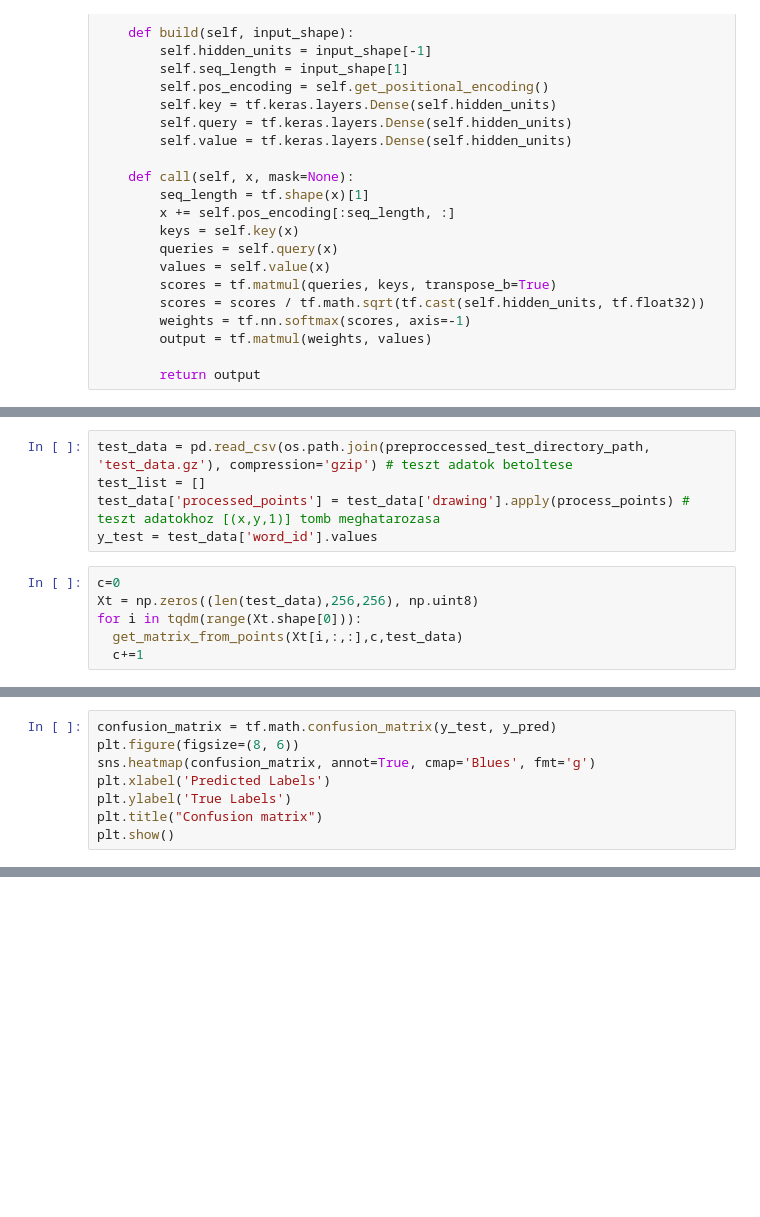
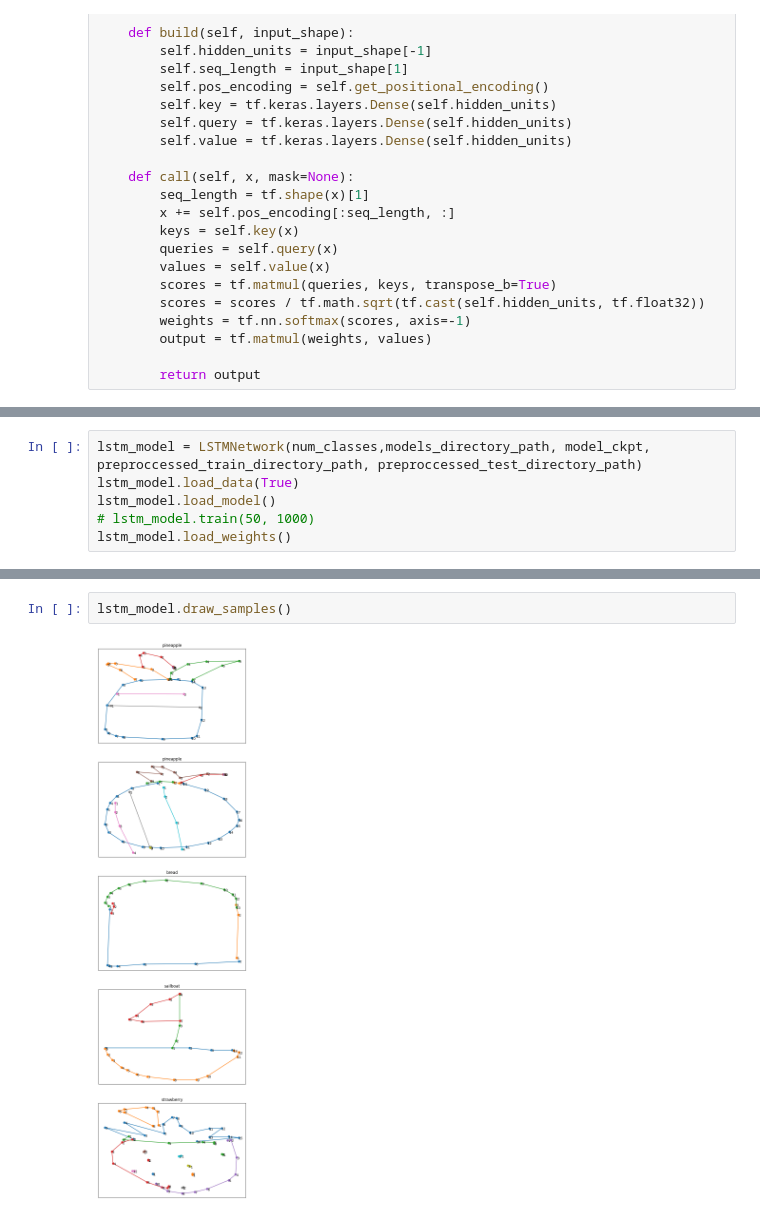
Before and after one commit to Fortuz/DrawRecognition, a Jupyter notebook: draw_recog.ipynb, the cells around one changed output, grey strips where cells are left out. Cells and saved outputs as stored; diff of their text form; blank space fills up the shorter version.

```diff
--- a/draw_recog.ipynb
+++ b/draw_recog.ipynb
@@ -453,11 +147,0 @@ model.load_weights(os.path.join(models_directory_path, cnn_model_ckpt))
-# %%
-test_data = pd.read_csv(os.path.join(preproccessed_test_directory_path, 'test_data.gz'), compression='gzip') # teszt adatok betoltese
-test_list = []
-test_data['processed_points'] = test_data['drawing'].apply(process_points) # teszt adatokhoz [(x,y,1)] tomb meghatarozasa
-y_test = test_data['word_id'].values
-# %%
-c=0
-Xt = np.zeros((len(test_data),256,256), np.uint8)
-for i in tqdm(range(Xt.shape[0])):
-  get_matrix_from_points(Xt[i,:,:],c,test_data)
-  c+=1
@@ -472,8 +147,0 @@ success_rate
-# %%
-confusion_matrix = tf.math.confusion_matrix(y_test, y_pred)
-plt.figure(figsize=(8, 6))
-sns.heatmap(confusion_matrix, annot=True, cmap='Blues', fmt='g')
-plt.xlabel('Predicted Labels')
-plt.ylabel('True Labels')
-plt.title("Confusion matrix")
-plt.show()
@@ -498,0 +437,6 @@ pineapple
+# %%
+lstm_model = LSTMNetwork(num_classes,models_directory_path, model_ckpt, preproccessed_train_directory_path, preproccessed_test_directory_path)
+lstm_model.load_data(True)
+lstm_model.load_model()
+# lstm_model.train(50, 1000)
+lstm_model.load_weights()
@@ -498,0 +462,4 @@ pineapple
+# %%
+lstm_model.draw_samples()
+# %% [output]
+[figure, added]
```
Also changed, not shown: parts of 53 cells of this notebook.
